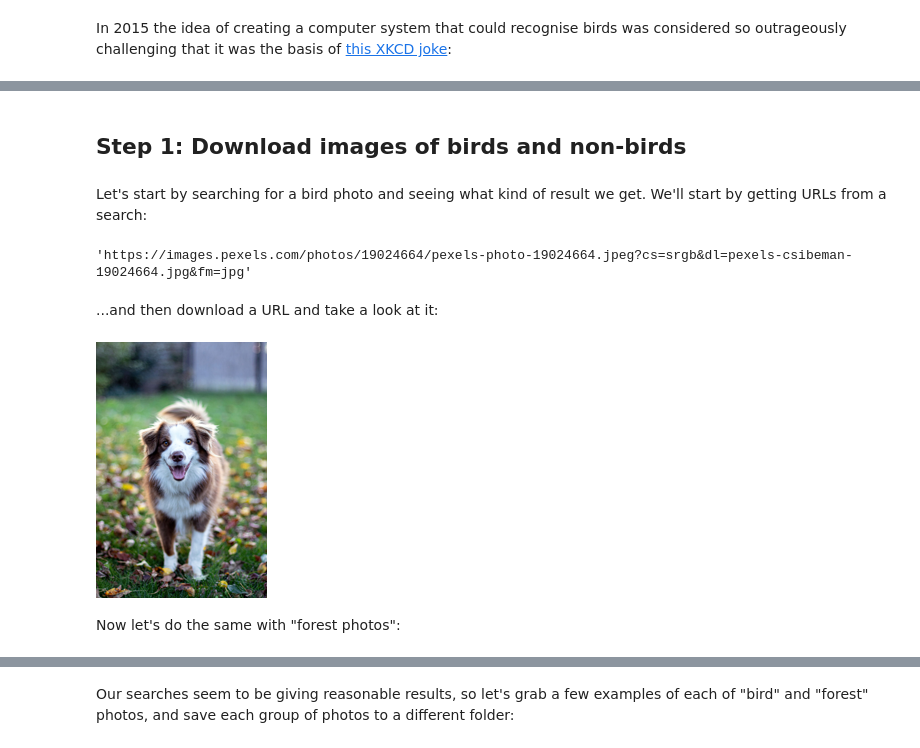
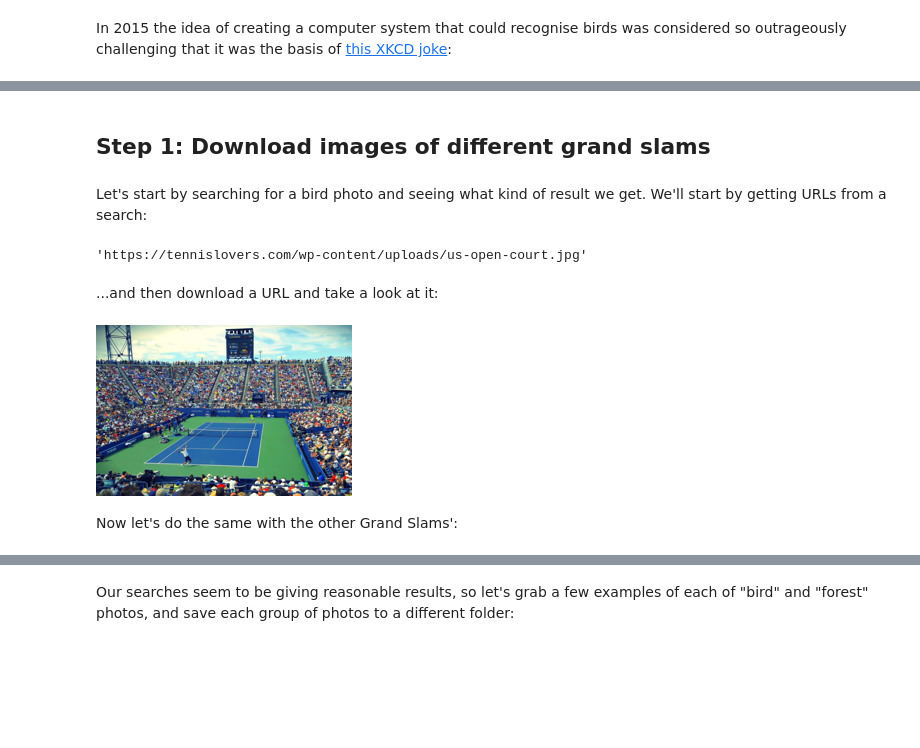
Before and after one commit to lawrencevdp/FASTAI, a Jupyter notebook: is-it-a-bird-creating-a-model-from-your-ow-e25504.ipynb, the cells around one changed output, grey strips where cells are left out. Drawn from its saved outputs; the diff is of its cells as text; code cells hidden in the pictures; blank space fills up the shorter version.

Commit message:
Which Grand Slam is it?

```diff
--- a/is-it-a-bird-creating-a-model-from-your-ow-e25504.ipynb
+++ b/is-it-a-bird-creating-a-model-from-your-ow-e25504.ipynb
@@ -37,5 +36,5 @@ The basic steps we'll take are:
 # %% [markdown]
-## Step 1: Download images of birds and non-birds
+## Step 1: Download images of different grand slams
 # %%
 from ddgs import DDGS #DuckDuckGo has changed the api so we need to update
 from fastcore.all import *
@@ -48,7 +47,7 @@ import time, json
 # from duckduckgo_search import DDGS
 # from fastcore.all import *
 
-def search_images(keywords, max_images=100, retries=3):
+def search_images(keywords, max_images=300, retries=3):
     for i in range(retries):
         try:
             with DDGS() as ddgs:
@@ -72,21 +71,21 @@ Let's start by searching for a bird photo and seeing what kind of result we get.
 # %%
 #NB: `search_images` depends on duckduckgo.com, which doesn't always return correct responses.
 #    If you get a JSON error, just try running it again (it may take a couple of tries).
-urls = search_images('dog photos', max_images=1)
+urls = search_images('US Open Court Photos', max_images=1)
 urls[0]
 # %% [output]
-'https://images.pexels.com/photos/19024664/pexels-photo-19024664.jpeg?cs=srgb&dl=pexels-csibeman-19024664.jpg&fm=jpg'
+'https://tennislovers.com/wp-content/uploads/us-open-court.jpg'
 # %% [markdown]
 ...and then download a URL and take a look at it:
 # %%
 from fastdownload import download_url
-dest = 'dog.jpg'
+dest = 'USOpen.jpg'
 download_url(urls[0], dest, show_progress=False)
 
 from fastai.vision.all import *
 im = Image.open(dest)
 im.to_thumb(256,256)
 # %% [output]
-[figure, old version]
+[figure, new version]
 # %% [markdown]
-Now let's do the same with "forest photos":
+Now let's do the same with the other Grand Slams':
```
Also changed, not shown: parts of 10 cells of this notebook.
